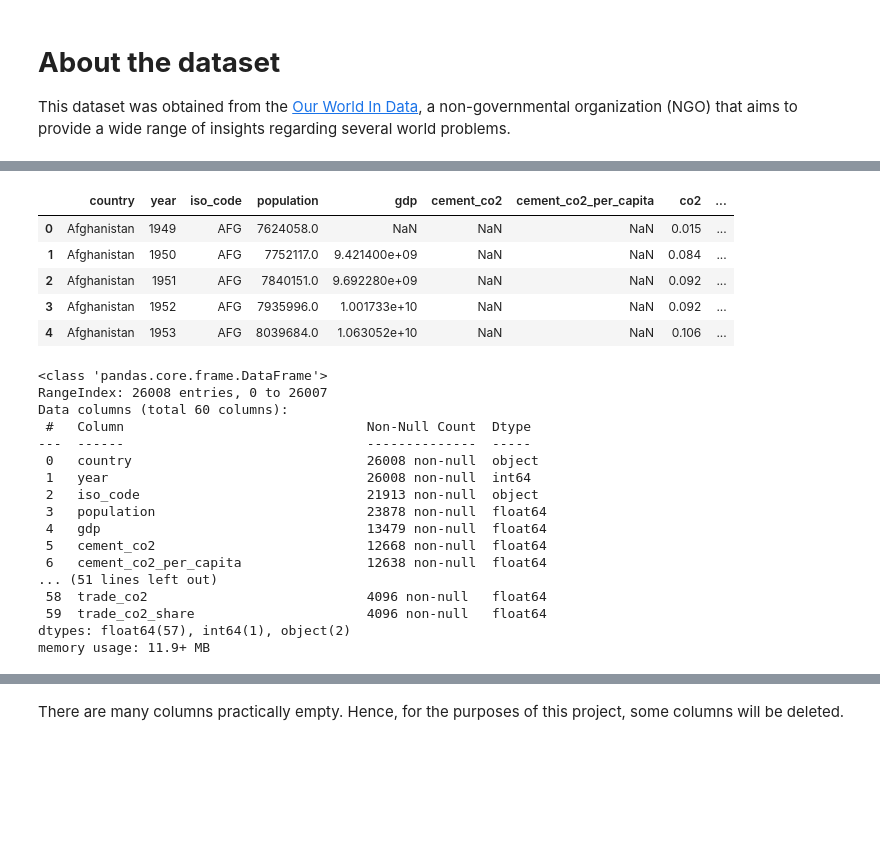
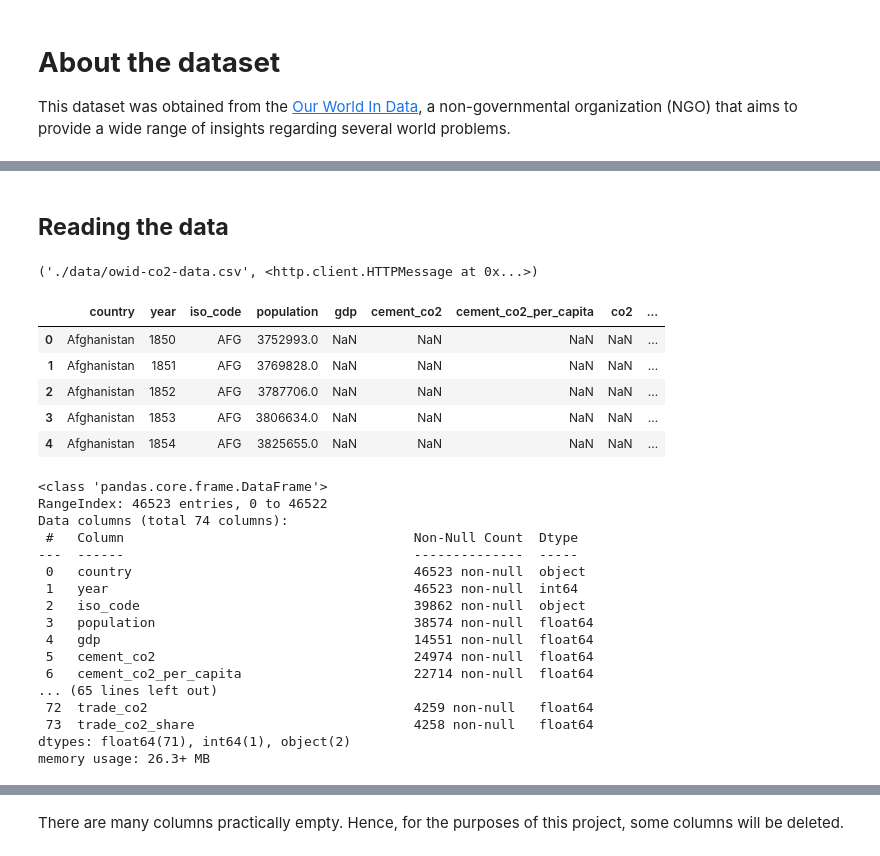
Before and after one commit to alexcaicedo/co2-project, a Jupyter notebook: co2.ipynb, the cells around one changed output, grey strips where cells are left out. Saved outputs shown, nothing was run; the diff lists cells and outputs as text; code cells hidden in the pictures; blank space fills up the shorter version.

```diff
--- a/co2.ipynb
+++ b/co2.ipynb
@@ -19,3 +25,5 @@ warnings.filterwarnings('ignore')
 
 # Making plots pretty
 sns.set_style("darkgrid")
+# %% [markdown]
+## **Reading the data**
@@ -22,33 +33,46 @@ sns.set_style("darkgrid")
+# %%
+# Downloading data from url into ./data/ directory
+urllib.request.urlretrieve(
+    url = owid_co2_data_url,
+    filename = "./data/owid-co2-data.csv"
+)
+# %% [output]
+('./data/owid-co2-data.csv', <http.client.HTTPMessage at 0x...>)
 # %%
+# To specify the number of rows and columns to be displayed by pandas
 pd.options.display.max_rows = 100
-pd.options.display.max_columns = 60
+pd.options.display.max_columns = 100
 # %%
-data = pd.read_csv("data/owid-co2-data.csv")
+# Reading and visualizing data set
+data = pd.read_csv(
+    "./data/owid-co2-data.csv",
+)
+
 data.head()
 # %% [output]
 |  | country | year | iso_code | population | gdp | cement_co2 | cement_co2_per_capita | co2 | ... |
-| 0 | Afghanistan | 1949 | AFG | 7624058.0 | NaN | NaN | NaN | 0.015 | ... |
-| 1 | Afghanistan | 1950 | AFG | 7752117.0 | 9.421400e+09 | NaN | NaN | 0.084 | ... |
-| 2 | Afghanistan | 1951 | AFG | 7840151.0 | 9.692280e+09 | NaN | NaN | 0.092 | ... |
-| 3 | Afghanistan | 1952 | AFG | 7935996.0 | 1.001733e+10 | NaN | NaN | 0.092 | ... |
-| 4 | Afghanistan | 1953 | AFG | 8039684.0 | 1.063052e+10 | NaN | NaN | 0.106 | ... |
+| 0 | Afghanistan | 1850 | AFG | 3752993.0 | NaN | NaN | NaN | NaN | ... |
+| 1 | Afghanistan | 1851 | AFG | 3769828.0 | NaN | NaN | NaN | NaN | ... |
+| 2 | Afghanistan | 1852 | AFG | 3787706.0 | NaN | NaN | NaN | NaN | ... |
+| 3 | Afghanistan | 1853 | AFG | 3806634.0 | NaN | NaN | NaN | NaN | ... |
+| 4 | Afghanistan | 1854 | AFG | 3825655.0 | NaN | NaN | NaN | NaN | ... |
 # %%
 data.info()
 # %% [output]
 <class 'pandas.core.frame.DataFrame'>
-RangeIndex: 26008 entries, 0 to 26007
-Data columns (total 60 columns):
- #   Column                               Non-Null Count  Dtype
----  ------                               --------------  -----
- 0   country                              26008 non-null  object
- 1   year                                 26008 non-null  int64
- 2   iso_code                             21913 non-null  object
- 3   population                           23878 non-null  float64
- 4   gdp                                  13479 non-null  float64
- 5   cement_co2                           12668 non-null  float64
- 6   cement_co2_per_capita                12638 non-null  float64
-... (51 lines left out)
- 58  trade_co2                            4096 non-null   float64
- 59  trade_co2_share                      4096 non-null   float64
-dtypes: float64(57), int64(1), object(2)
-memory usage: 11.9+ MB
+RangeIndex: 46523 entries, 0 to 46522
+Data columns (total 74 columns):
+ #   Column                                     Non-Null Count  Dtype
+---  ------                                     --------------  -----
+ 0   country                                    46523 non-null  object
+ 1   year                                       46523 non-null  int64
+ 2   iso_code                                   39862 non-null  object
+ 3   population                                 38574 non-null  float64
+ 4   gdp                                        14551 non-null  float64
+ 5   cement_co2                                 24974 non-null  float64
+ 6   cement_co2_per_capita                      22714 non-null  float64
+... (65 lines left out)
+ 72  trade_co2                                  4259 non-null   float64
+ 73  trade_co2_share                            4258 non-null   float64
+dtypes: float64(71), int64(1), object(2)
+memory usage: 26.3+ MB
```
Also changed, not shown: parts of 65 cells of this notebook, 5 other files.
